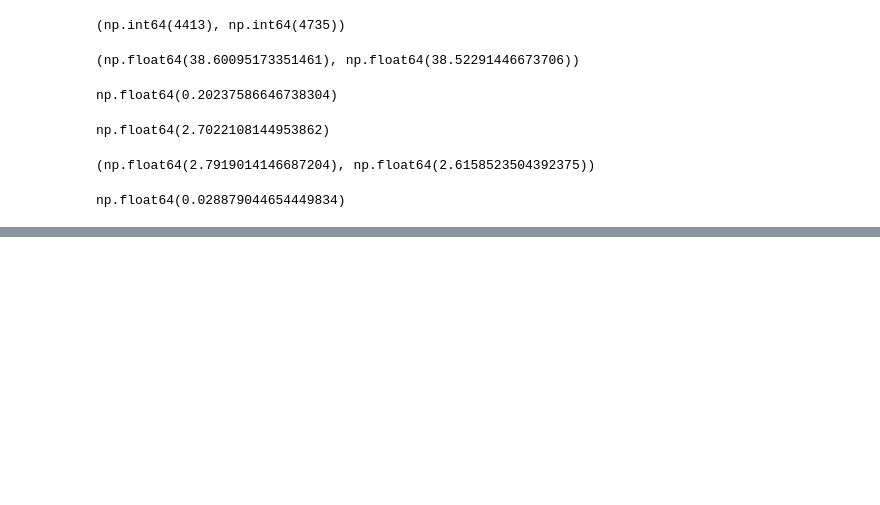
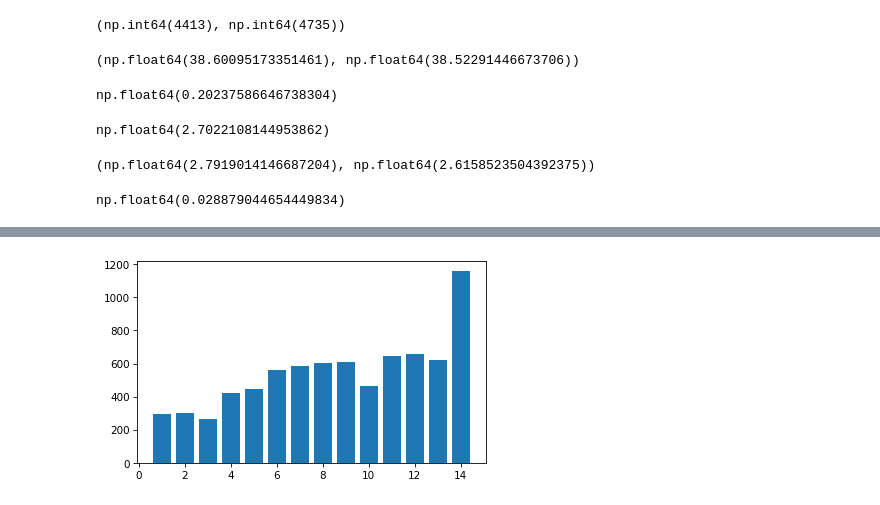
Before and after one commit to lochnes-007/EDA, a Jupyter notebook: nsfg.ipynb, the cells around one changed output, grey strips where cells are left out. Cells and saved outputs as stored; diff of their text form; code cells hidden in the pictures; blank space fills up the shorter version.

```diff
--- a/nsfg.ipynb
+++ b/nsfg.ipynb
@@ -377,3 +377,7 @@ def cohen_effect(group1, group2):
 cohen_effect(firsts["prglngth"], others["prglngth"])
 # %% [output]
 np.float64(0.028879044654449834)
+# %%
+from nsfg import read_fem_resp
+resp = read_fem_resp()
+resp.shape
@@ -379,0 +386,2 @@ np.float64(0.028879044654449834)
+# %%
+ftab_income = FreqTab.from_seq(resp["totincr"], name="totincr")
@@ -379,0 +407,4 @@ np.float64(0.028879044654449834)
+# %%
+ftab_income.bar()
+# %% [output]
+[figure, added]
```
Also changed, not shown: parts of 6 cells of this notebook, 2 other files.
